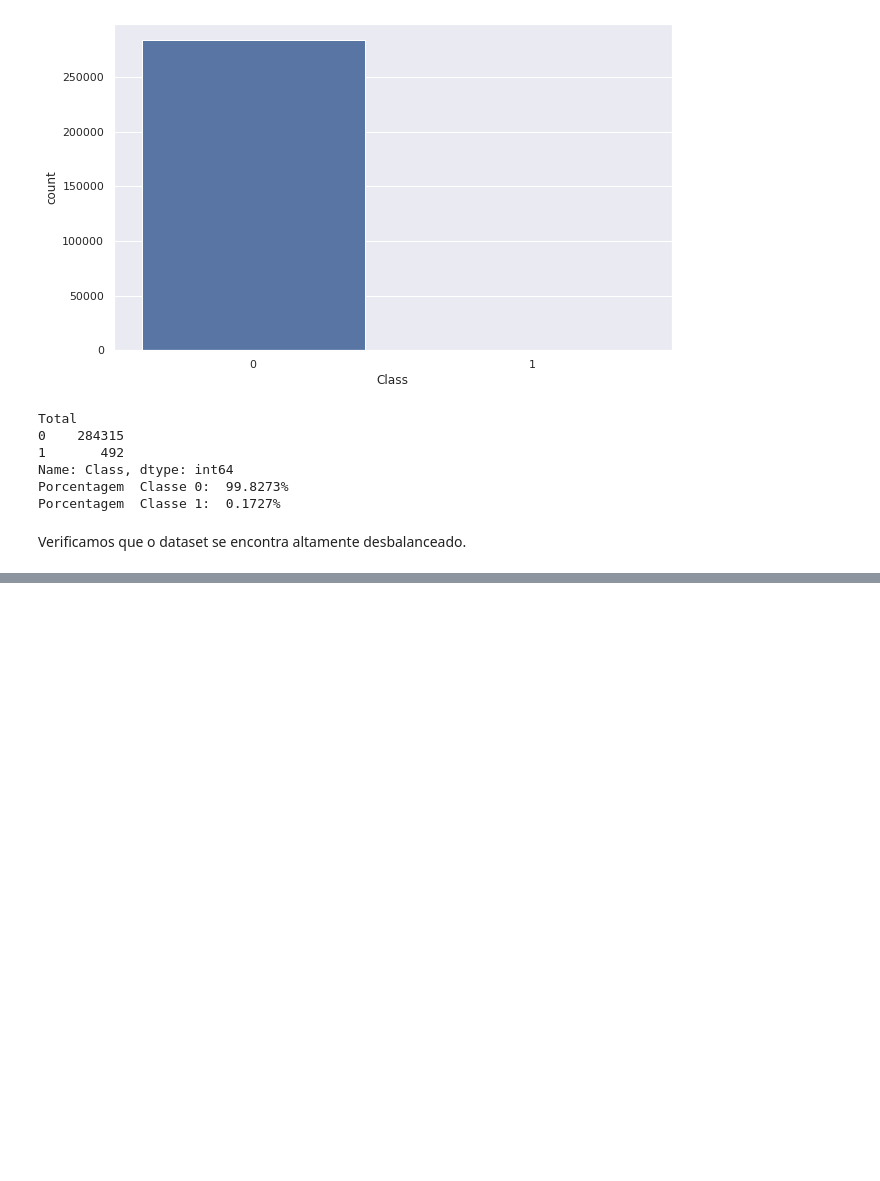
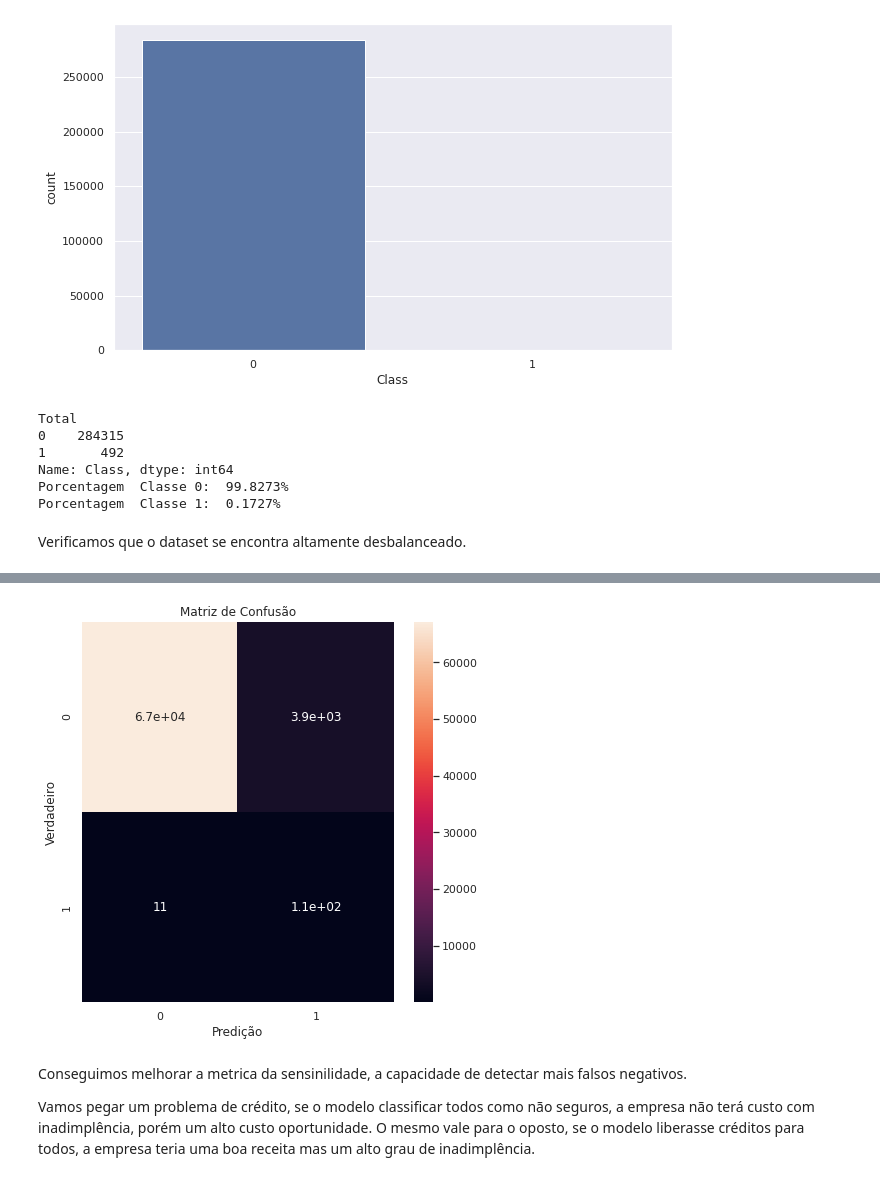
Before and after one commit to jonhsel/Data-Science, a Jupyter notebook: Detecção_de_Fraudes_em_Cartões_de_Crédito.ipynb, the cells around one changed output, grey strips where cells are left out. Saved outputs shown, nothing was run; the diff lists cells and outputs as text; code cells hidden in the pictures; blank space fills up the shorter version.

```diff
--- a/Detecção_de_Fraudes_em_Cartões_de_Crédito.ipynb
+++ b/Detecção_de_Fraudes_em_Cartões_de_Crédito.ipynb
@@ -154,0 +278,6 @@ SyntaxError: ignored
+# %%
+#Chamar o metodo
+rus = RandomUnderSampler()
+# %%
+#aplicar nos dados de treino
+X_res, y_res = rus.fit_sample(X_train, y_train)
@@ -154,0 +301,9 @@ SyntaxError: ignored
+# %%
+#definir o modelo
+model_res = LogisticRegression()
+
+#treinar o modelo
+model_res.fit(X_res, y_res)
+
+#predição do modelo
+y_pred_res = model_res.predict(X_test)
@@ -154,0 +324,14 @@ SyntaxError: ignored
+# %%
+fig, ax  = plt.subplots(figsize=(7,7))
+
+sns.heatmap(confusion_matrix(y_test, y_pred_res), annot=True, ax=ax)
+ax.set_ylabel('Verdadeiro')
+ax.set_xlabel('Predição')
+ax.set_title('Matriz de Confusão')
+plt.show()
+# %% [output]
+[figure, added]
+# %% [markdown]
+Conseguimos melhorar a metrica da sensinilidade, a capacidade de detectar mais falsos negativos.
+
+Vamos pegar um problema de crédito, se o modelo classificar todos como não seguros, a empresa não terá custo com inadimplência, porém um alto custo oportunidade. O mesmo vale para o oposto, se o modelo liberasse créditos para todos, a empresa teria uma boa receita mas um alto grau de inadimplência.
```
Also changed, not shown: parts of 37 cells of this notebook.
